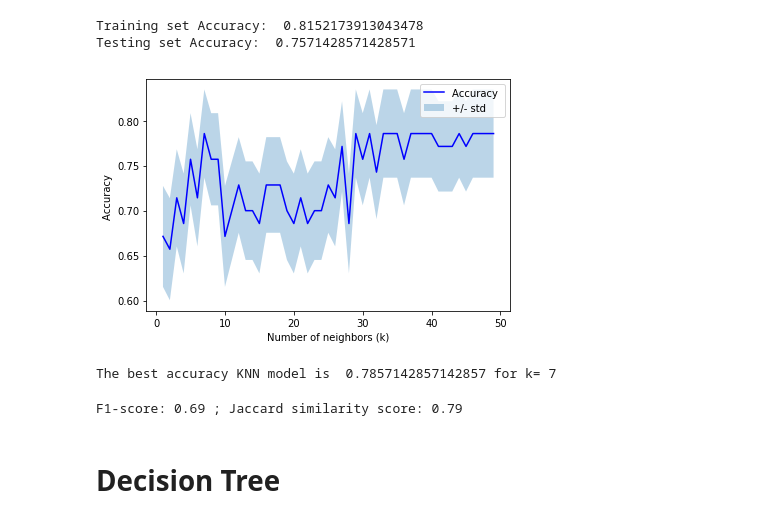
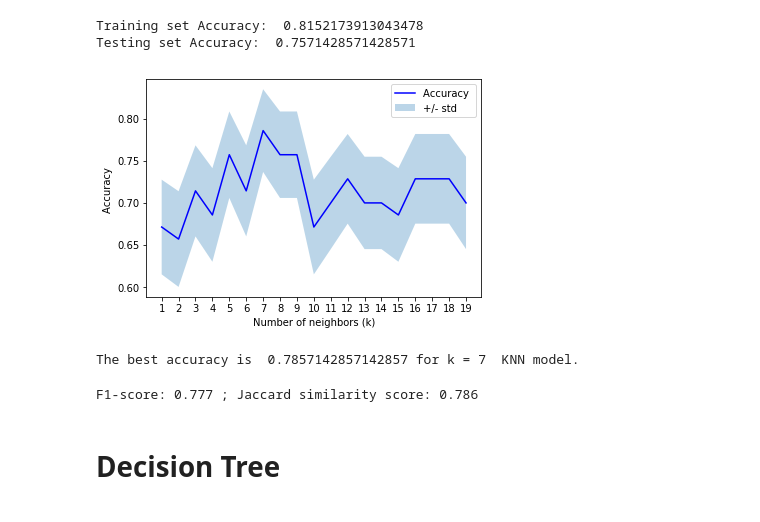
Before and after one commit to FabienNugier/coursera-IBM-course8-project, a Jupyter notebook: Machine Learning with Python Notebook.ipynb, the cells around one changed output. Cells and saved outputs as stored; diff of their text form; code cells hidden in the pictures.

```diff
--- a/Machine Learning with Python Notebook.ipynb
+++ b/Machine Learning with Python Notebook.ipynb
@@ -304,43 +311,50 @@ Training set Accuracy:  0.8152173913043478
 Testing set Accuracy:  0.7571428571428571
 # %%
 # BUILDING THE KNN MODEL WITH DIFFERENT VALUES OF K
-kmax = 50
+kmax = 20
 mean_accuracy = np.zeros((kmax-1))
 std_accuracy = np.zeros((kmax-1))
 confusion_matrix = [];
 
 # looping through k
 for k in range(1,kmax):
     neigh = KNeighborsClassifier(n_neighbors=k).fit(X_train,y_train)
     yhat = neigh.predict(X_test)
     mean_accuracy[k-1] = metrics.accuracy_score(y_test, yhat)
     std_accuracy[k-1] = np.std(yhat==y_test) / np.sqrt(yhat.shape[0])
 
 # plotting the model accuracy for the different k's
+import matplotlib.ticker as mticker
 plt.plot(range(1,kmax), mean_accuracy, 'b')
 plt.fill_between(range(1,kmax), mean_accuracy - 1 * std_accuracy, mean_accuracy + 1 * std_accuracy, alpha=0.3)
+plt.gca().xaxis.set_major_locator(mticker.MultipleLocator(1))
 plt.legend(('Accuracy ', '+/- std'))
 plt.ylabel('Accuracy ')
 plt.xlabel('Number of neighbors (k)')
-plt.tight_layout()
 plt.show()
 # %% [output]
-[figure, old version]
+[figure, new version]
 # %%
-print( "The best accuracy KNN model is ", mean_accuracy.max(), "for k=", mean_accuracy.argmax()+1)
+k_keep = mean_accuracy.argmax()+1
+print( "The best accuracy is ", mean_accuracy.max(), "for k =", k_keep, " KNN model.")
 # %% [output]
-The best accuracy KNN model is  0.7857142857142857 for k= 7
+The best accuracy is  0.7857142857142857 for k = 7  KNN model.
 # %%
+# Winning model:
+neigh = KNeighborsClassifier(n_neighbors=k_keep)
+Loan_KNN = neigh.fit(X_train, y_train)
+KNN_yhat = Loan_KNN.predict(X_test)
+
 # Computing scores
 from sklearn.metrics import f1_score
-KNN_f1 = f1_score(y_test, yhat, average='weighted')
+KNN_f1 = f1_score(y_test, KNN_yhat, average='weighted')
 
 from sklearn.metrics import jaccard_similarity_score
-KNN_jac = jaccard_similarity_score(y_test, yhat)
+KNN_jac = jaccard_similarity_score(y_test, KNN_yhat)
 
-print("F1-score: %0.2f ; Jaccard similarity score: %0.2f" % (KNN_f1,KNN_jac))
+print("F1-score: %0.3f ; Jaccard similarity score: %0.3f" % (KNN_f1, KNN_jac))
 # %% [output]
-F1-score: 0.69 ; Jaccard similarity score: 0.79
+F1-score: 0.777 ; Jaccard similarity score: 0.786
 # %% [markdown]
 # Decision Tree
 # %% [markdown]
```
Also changed, not shown: parts of 29 cells of this notebook.
